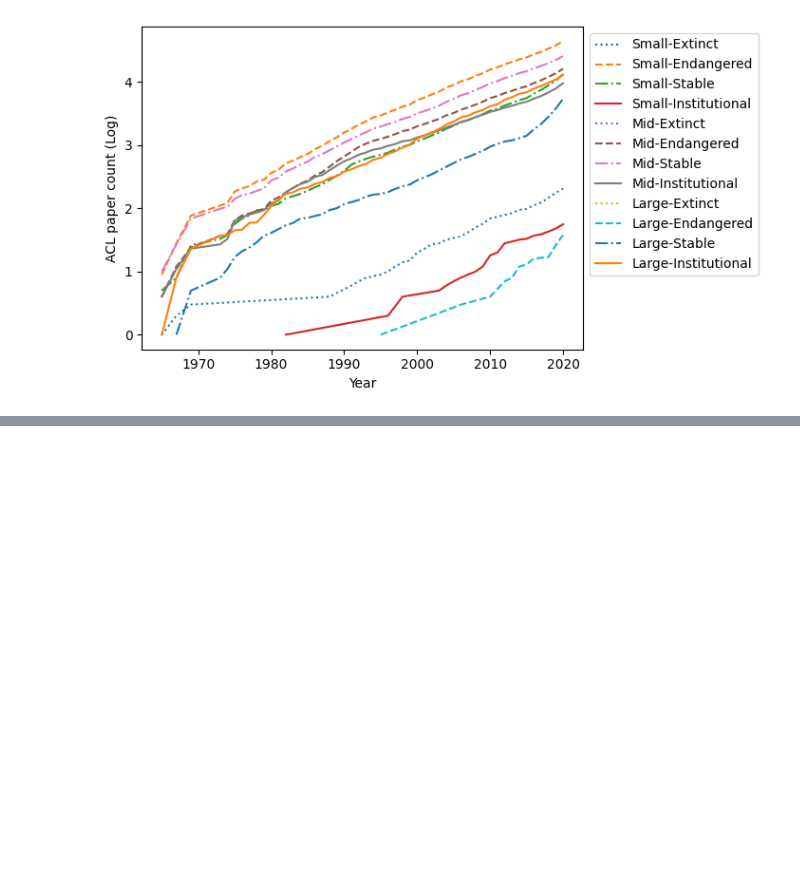
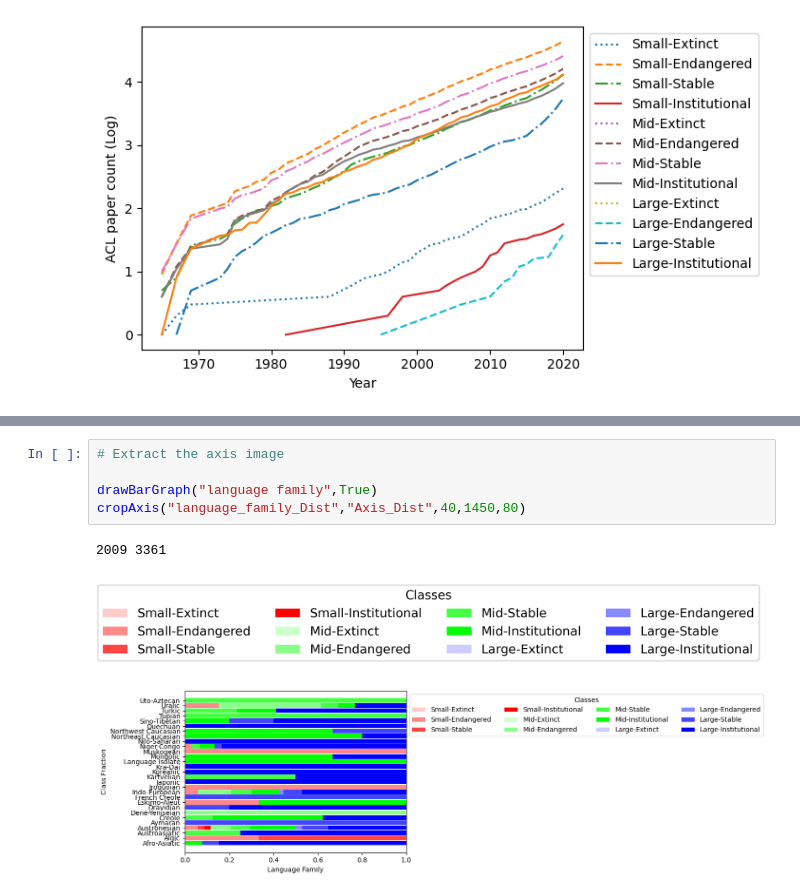
Before and after one commit to NisansaDdS/Some-Languages-are-More-Equal-than-Others, a Jupyter notebook: Generate Diagrams.ipynb, the cells around one changed output, grey strips where cells are left out. Saved outputs shown, nothing was run; the diff lists cells and outputs as text; blank space fills up the shorter version.

```diff
--- a/Generate Diagrams.ipynb
+++ b/Generate Diagrams.ipynb
@@ -1476,0 +1631,9 @@ plt.savefig(pathI+fileName+'.png',bbox_inches='tight', dpi=500)
+# %%
+# Extract the axis image
+
+drawBarGraph("language family",True)
+cropAxis("language_family_Dist","Axis_Dist",40,1450,80)
+# %% [output]
+2009 3361
+[figure, added]
+[figure, added]
```
Also changed, not shown: parts of 16 cells of this notebook, 4 other files.
